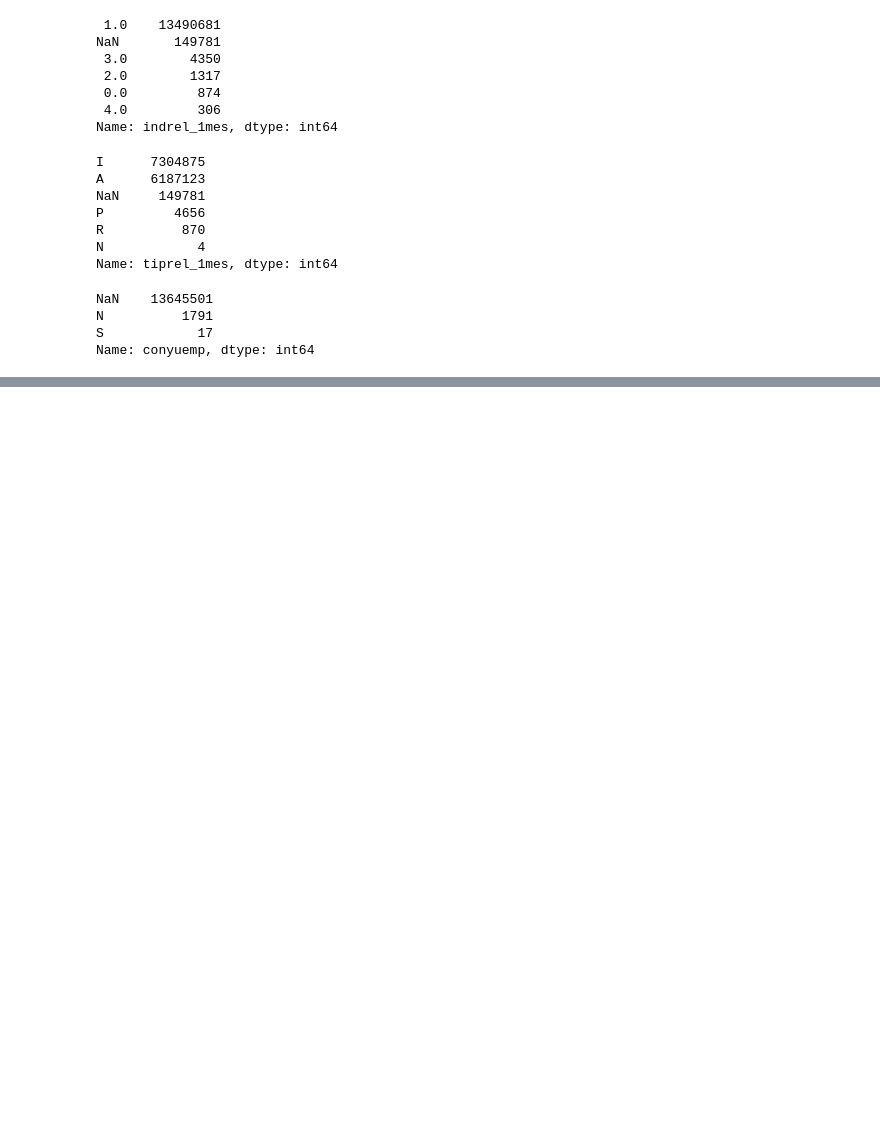
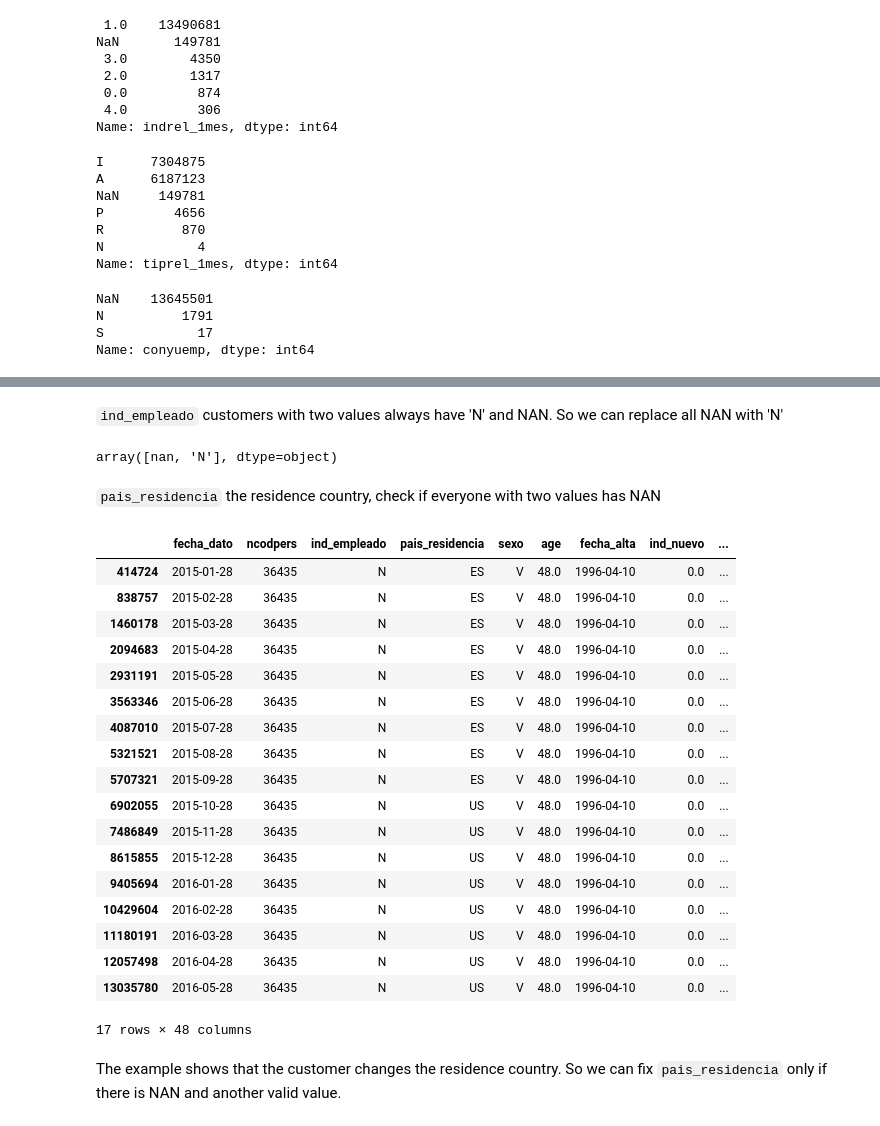
Before and after one commit to LiYan1988/santander-production-recommandation, a Jupyter notebook: notebooks/eda_3_4.ipynb, the cells around one changed output, grey strips where cells are left out. Saved outputs shown, nothing was run; the diff lists cells and outputs as text; code cells hidden in the pictures; blank space fills up the shorter version.

```diff
--- a/notebooks/eda_3_4.ipynb
+++ b/notebooks/eda_3_4.ipynb
@@ -93,0 +193,11 @@ AttributeError: 'DataFrame' object has no attribute 'ncodpers_null'
+# %% [markdown]
+`ind_empleado` customers with two values always have 'N' and NAN. So we can replace all NAN with 'N'
+# %%
+a = u['ind_empleado'].loc[u['ind_empleado']==2].index.tolist()
+df.loc[df.ncodpers.isin(a), 'ind_empleado'].unique()
+# %% [output]
+array([nan, 'N'], dtype=object)
+# %%
+df.ind_empleado = df.ind_empleado.fillna('N')
+# %% [markdown]
+`pais_residencia` the residence country, check if everyone with two values has NAN
@@ -93,0 +208,24 @@ AttributeError: 'DataFrame' object has no attribute 'ncodpers_null'
+# %%
+df.loc[df.ncodpers==36435]
+# %% [output]
+|  | fecha_dato | ncodpers | ind_empleado | pais_residencia | sexo | age | fecha_alta | ind_nuevo | ... |
+| 414724 | 2015-01-28 | 36435 | N | ES | V | 48.0 | 1996-04-10 | 0.0 | ... |
+| 838757 | 2015-02-28 | 36435 | N | ES | V | 48.0 | 1996-04-10 | 0.0 | ... |
+| 1460178 | 2015-03-28 | 36435 | N | ES | V | 48.0 | 1996-04-10 | 0.0 | ... |
+| 2094683 | 2015-04-28 | 36435 | N | ES | V | 48.0 | 1996-04-10 | 0.0 | ... |
+| 2931191 | 2015-05-28 | 36435 | N | ES | V | 48.0 | 1996-04-10 | 0.0 | ... |
+| 3563346 | 2015-06-28 | 36435 | N | ES | V | 48.0 | 1996-04-10 | 0.0 | ... |
+| 4087010 | 2015-07-28 | 36435 | N | ES | V | 48.0 | 1996-04-10 | 0.0 | ... |
+| 5321521 | 2015-08-28 | 36435 | N | ES | V | 48.0 | 1996-04-10 | 0.0 | ... |
+| 5707321 | 2015-09-28 | 36435 | N | ES | V | 48.0 | 1996-04-10 | 0.0 | ... |
+| 6902055 | 2015-10-28 | 36435 | N | US | V | 48.0 | 1996-04-10 | 0.0 | ... |
+| 7486849 | 2015-11-28 | 36435 | N | US | V | 48.0 | 1996-04-10 | 0.0 | ... |
+| 8615855 | 2015-12-28 | 36435 | N | US | V | 48.0 | 1996-04-10 | 0.0 | ... |
+| 9405694 | 2016-01-28 | 36435 | N | US | V | 48.0 | 1996-04-10 | 0.0 | ... |
+| 10429604 | 2016-02-28 | 36435 | N | US | V | 48.0 | 1996-04-10 | 0.0 | ... |
+| 11180191 | 2016-03-28 | 36435 | N | US | V | 48.0 | 1996-04-10 | 0.0 | ... |
+| 12057498 | 2016-04-28 | 36435 | N | US | V | 48.0 | 1996-04-10 | 0.0 | ... |
+| 13035780 | 2016-05-28 | 36435 | N | US | V | 48.0 | 1996-04-10 | 0.0 | ... |
+17 rows × 48 columns
+# %% [markdown]
+The example shows that the customer changes the residence country. So we can fix `pais_residencia` only if there is NAN and another valid value.
```
Also changed, not shown: parts of 34 cells of this notebook, 1 other file.
